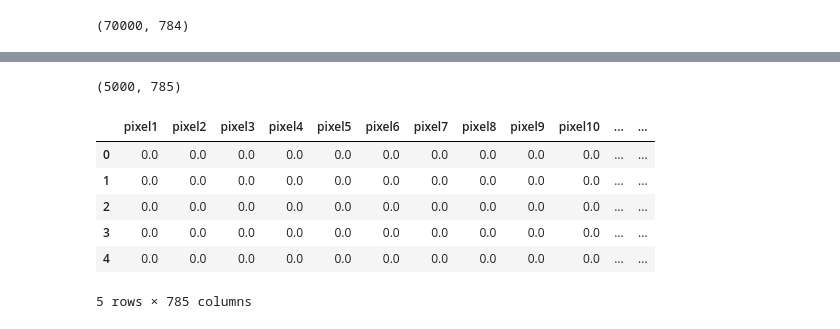
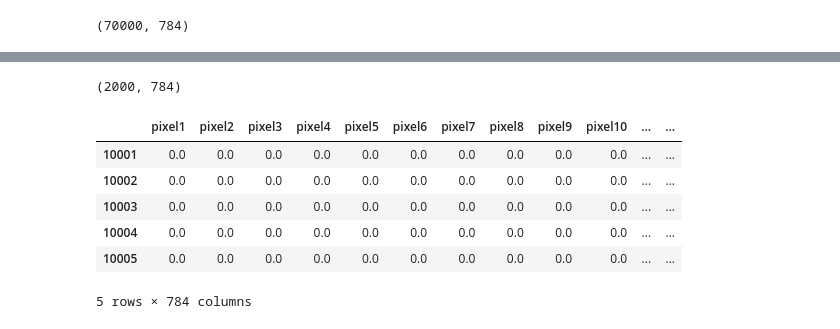
Before and after one commit to um-perez-alvaro/Data-Science-Practice-bis, a Jupyter notebook: Classification/Homework/Homework 1.ipynb, the cells around one changed output, grey strips where cells are left out. Drawn from its saved outputs; the diff is of its cells as text; code cells hidden in the pictures.

```diff
--- a/Classification/Homework/Homework 1.ipynb
+++ b/Classification/Homework/Homework 1.ipynb
@@ -16,2 +70,0 @@ mnist = fetch_openml('mnist_784',version=1,as_frame=True)
-# %%
-X,y=mnist['data'],mnist['target']
@@ -40,4 +70,0 @@ digits.head()
-# %%
-digits.shape
-# %% [output]
-(5000, 785)
@@ -46,11 +71,15 @@ digits.to_csv('digits.csv',index=False)
-# %%
-pd.read_csv('digits.csv')
-digits.head()
-# %% [output]
-|  | pixel1 | pixel2 | pixel3 | pixel4 | pixel5 | pixel6 | pixel7 | pixel8 | pixel9 | pixel10 | ... | ... |
-| 0 | 0.0 | 0.0 | 0.0 | 0.0 | 0.0 | 0.0 | 0.0 | 0.0 | 0.0 | 0.0 | ... | ... |
-| 1 | 0.0 | 0.0 | 0.0 | 0.0 | 0.0 | 0.0 | 0.0 | 0.0 | 0.0 | 0.0 | ... | ... |
-| 2 | 0.0 | 0.0 | 0.0 | 0.0 | 0.0 | 0.0 | 0.0 | 0.0 | 0.0 | 0.0 | ... | ... |
-| 3 | 0.0 | 0.0 | 0.0 | 0.0 | 0.0 | 0.0 | 0.0 | 0.0 | 0.0 | 0.0 | ... | ... |
-| 4 | 0.0 | 0.0 | 0.0 | 0.0 | 0.0 | 0.0 | 0.0 | 0.0 | 0.0 | 0.0 | ... | ... |
-5 rows × 785 columns
+# %%
+digits_test = X.loc[10001:12000]
+digits_test.shape
+# %% [output]
+(2000, 784)
+# %%
+digits_test.head()
+# %% [output]
+|  | pixel1 | pixel2 | pixel3 | pixel4 | pixel5 | pixel6 | pixel7 | pixel8 | pixel9 | pixel10 | ... | ... |
+| 10001 | 0.0 | 0.0 | 0.0 | 0.0 | 0.0 | 0.0 | 0.0 | 0.0 | 0.0 | 0.0 | ... | ... |
+| 10002 | 0.0 | 0.0 | 0.0 | 0.0 | 0.0 | 0.0 | 0.0 | 0.0 | 0.0 | 0.0 | ... | ... |
+| 10003 | 0.0 | 0.0 | 0.0 | 0.0 | 0.0 | 0.0 | 0.0 | 0.0 | 0.0 | 0.0 | ... | ... |
+| 10004 | 0.0 | 0.0 | 0.0 | 0.0 | 0.0 | 0.0 | 0.0 | 0.0 | 0.0 | 0.0 | ... | ... |
+| 10005 | 0.0 | 0.0 | 0.0 | 0.0 | 0.0 | 0.0 | 0.0 | 0.0 | 0.0 | 0.0 | ... | ... |
+5 rows × 784 columns
```
Also changed, not shown: parts of 19 cells of this notebook, 3 other files.
